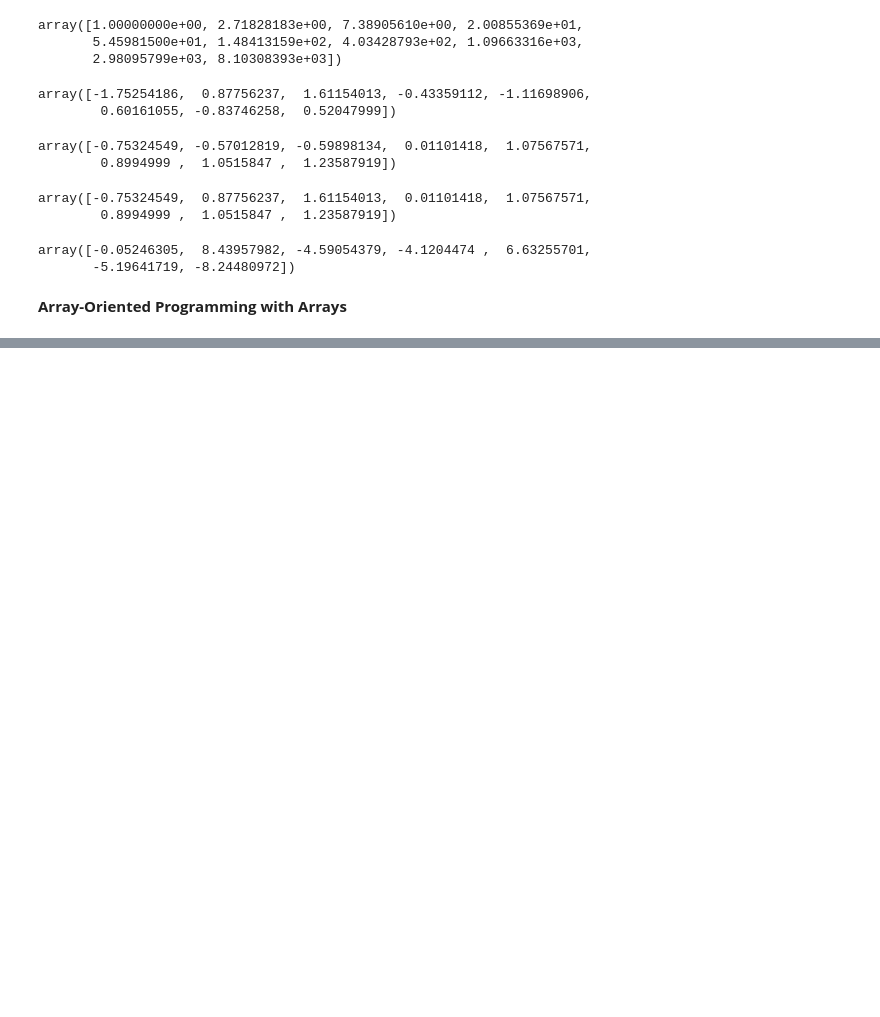
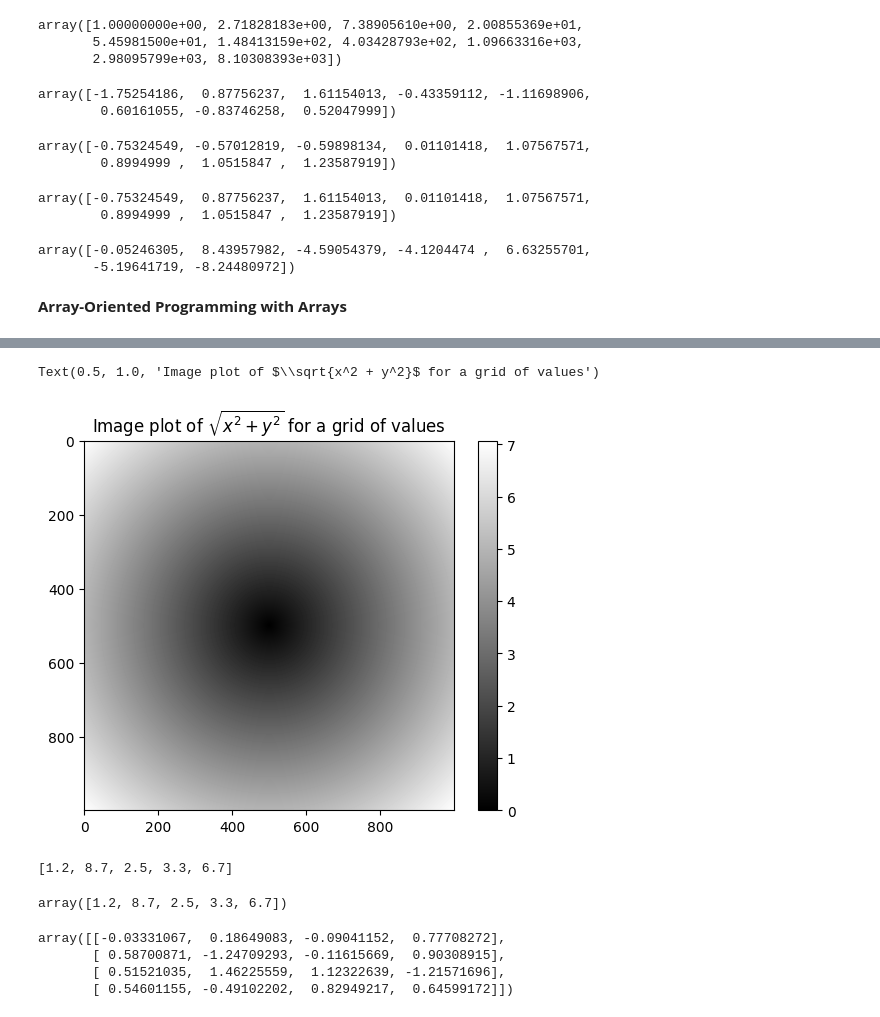
Before and after one commit to karim-mttk/DataScienceEssentials, a Jupyter notebook: exercises_book_Python__for_Data_Analysis_Wes_Mckinney.ipynb, the cells around one changed output, grey strips where cells are left out. Cells and saved outputs as stored; diff of their text form; code cells hidden in the pictures; blank space fills up the shorter version.

```diff
--- a/exercises_book_Python__for_Data_Analysis_Wes_Mckinney.ipynb
+++ b/exercises_book_Python__for_Data_Analysis_Wes_Mckinney.ipynb
@@ -463,0 +466,7 @@ array([-0.05246305,  8.43957982, -4.59054379, -4.1204474 ,  6.63255701,
+# %%
+import numpy as np
+import matplotlib.pyplot as plt
+
+points = np.arange(-5, 5, 0.01)
+
+xs, ys = np.meshgrid(points, points)
@@ -463,0 +483,3 @@ array([-0.05246305,  8.43957982, -4.59054379, -4.1204474 ,  6.63255701,
+# %%
+z = np.sqrt(xs ** 2 + ys ** 2)
+z
@@ -463,0 +500,6 @@ array([-0.05246305,  8.43957982, -4.59054379, -4.1204474 ,  6.63255701,
+# %%
+plt.imshow(z, cmap=plt.cm.gray); plt.colorbar()
+plt.title("Image plot of $\sqrt{x^2 + y^2}$ for a grid of values")
+# %% [output]
+Text(0.5, 1.0, 'Image plot of $\\sqrt{x^2 + y^2}$ for a grid of values')
+[figure, added]
@@ -463,0 +512,19 @@ array([-0.05246305,  8.43957982, -4.59054379, -4.1204474 ,  6.63255701,
+# %%
+result
+# %% [output]
+[1.2, 8.7, 2.5, 3.3, 6.7]
+# %%
+#using np.where instead of zip
+result = np.where(cond, xr, yr)
+result
+# %% [output]
+array([1.2, 8.7, 2.5, 3.3, 6.7])
+# %%
+#can replace values with np.where
+arr = np.random.randn(4, 4)
+arr
+# %% [output]
+array([[-0.03331067,  0.18649083, -0.09041152,  0.77708272],
+       [ 0.58700871, -1.24709293, -0.11615669,  0.90308915],
+       [ 0.51521035,  1.46225559,  1.12322639, -1.21571696],
+       [ 0.54601155, -0.49102202,  0.82949217,  0.64599172]])
```
Also changed, not shown: parts of 13 cells of this notebook.
